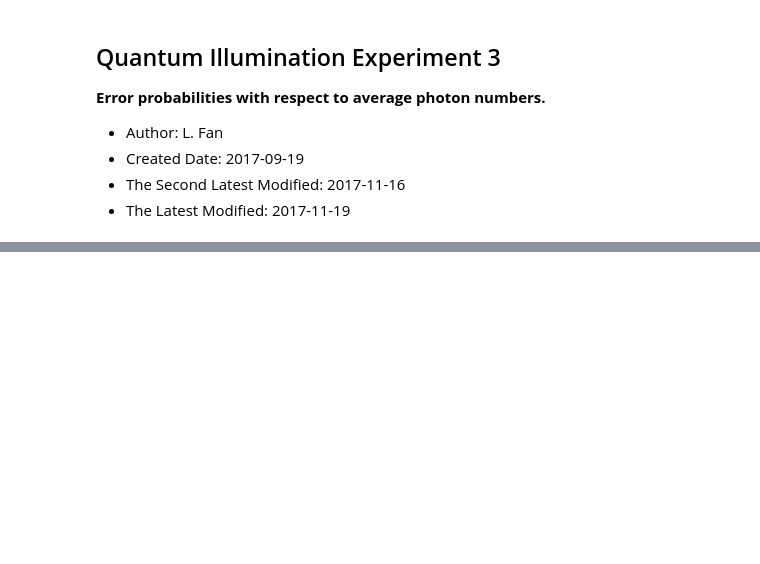
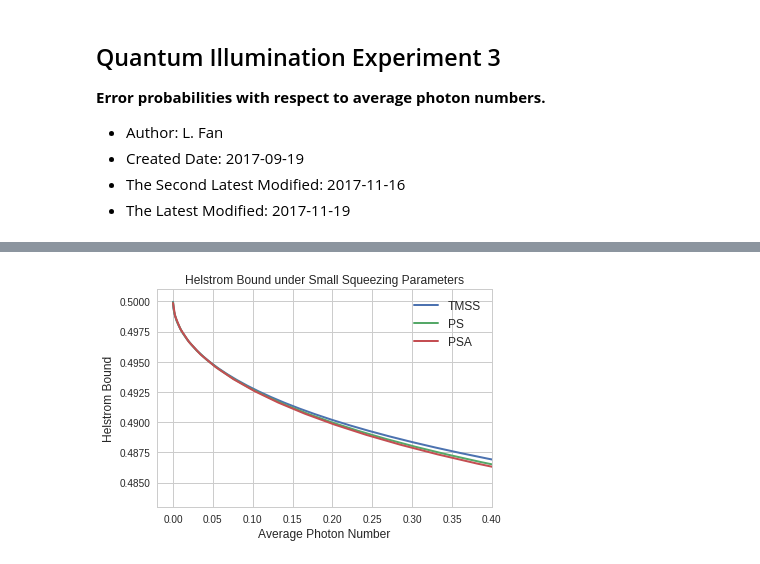
Before and after one commit to lffan/quantum_illumination, a Jupyter notebook: ipynbs/Experiment_3_Perr_vs_AverN_dev.ipynb, the cells around one changed output, grey strips where cells are left out. Saved outputs shown, nothing was run; the diff lists cells and outputs as text; code cells hidden in the pictures; blank space fills up the shorter version.

```diff
--- a/ipynbs/Experiment_3_Perr_vs_AverN_dev.ipynb
+++ b/ipynbs/Experiment_3_Perr_vs_AverN_dev.ipynb
@@ -36,0 +53,19 @@ df1.head()
+# %%
+for name in ('TMSS', 'PS', 'PSA'):
+    temp_df = df1[df1['State'] == name]
+    if name in ('TMSS', 'PA', 'PAS', 'PCS'):
+        avern = temp_df['Aver_N'] / 2
+    else:
+        avern = temp_df['Aver_N']
+    plt.plot(avern, temp_df['Helstrom_Bound'], lw=2, label=name)
+plt.xlim(-0.02, 0.4)
+plt.ylim(0.483, 0.501)
+plt.legend(loc=3, fontsize=12)
+plt.xlabel("Average Photon Number", fontsize=12)
+plt.ylabel("Helstrom Bound", fontsize=12)
+plt.title("Helstrom Bound under Small Squeezing Parameters", fontsize=12)
+plt.legend(loc=0, fontsize=12)
+plt.savefig('../output/figures/g_qhb_vs_nbar_nth_1_small.pdf', bbox_inches='tight')
+plt.show()
+# %% [output]
+[figure, added]
```
Also changed, not shown: parts of 7 cells of this notebook.
